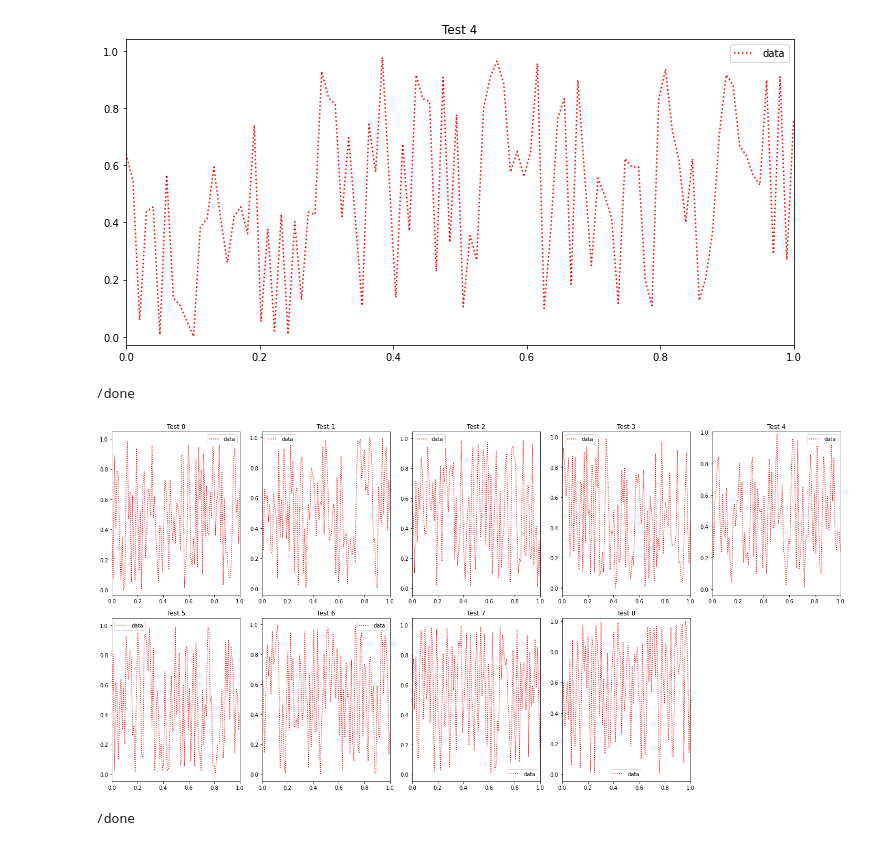
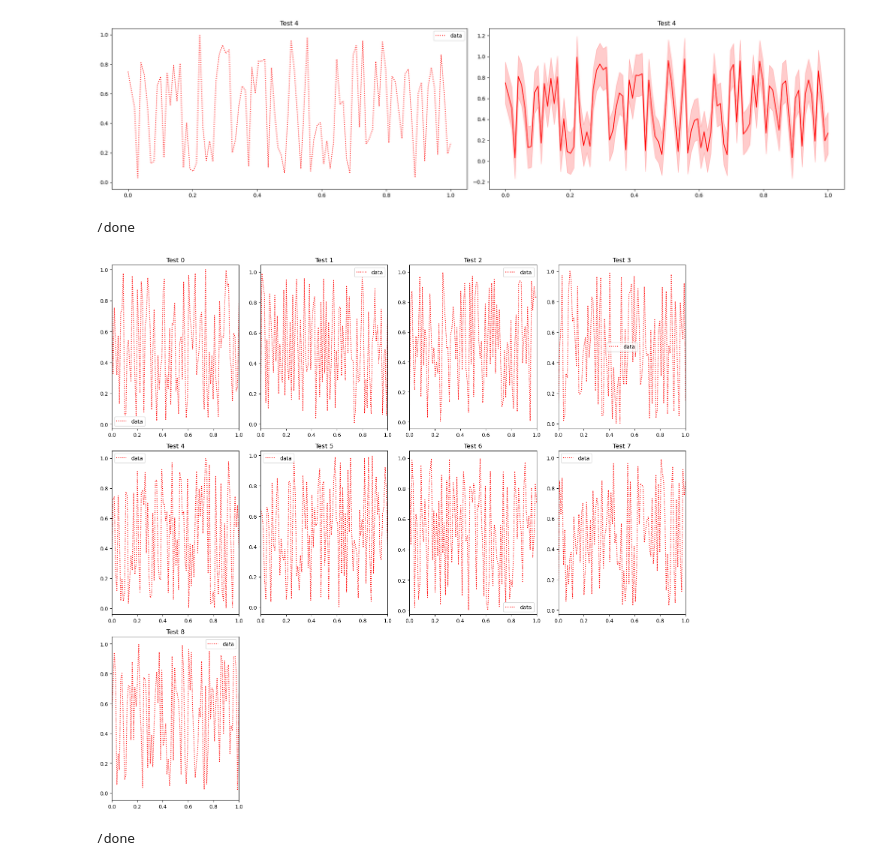
Before and after one commit to hansbuehler/cdxbasics, a Jupyter notebook: cdxbasics/notebooks/DynamicPlot.ipynb, the cells around one changed output. Drawn from its saved outputs; the diff is of its cells as text; code cells hidden in the pictures.

Commit message:
New examples: confidence interval, and 3D plot.

```diff
--- a/cdxbasics/notebooks/DynamicPlot.ipynb
+++ b/cdxbasics/notebooks/DynamicPlot.ipynb
@@ -1,35 +1,52 @@
 # %%
 %matplotlib inline
+"""
+Animation with lines, and an example with confidence intervals.
+"""
 
 import numpy as np
 import cdxbasics.dynaplot as dynaplot
 
 x = np.linspace(0,1,100)
 
 fig = dynaplot.figure(col_size=10)
+
 ax = fig.add_subplot()
 ax.set_title("Test")
-ax.set_xlim()
-y = np.random.random(size=(100,1))
+y = np.random.random(size=(100,))
 l = ax.plot(x,y,":",color="red", label="data")
 ax.legend()
+
+ax2 = fig.add_subplot()
+ax2.set_title("Test Confidence Band")
+l2 = ax2.plot(x,y,"-",color="red", label="data")
+pm = 0.2
+f2 = ax2.fill_between( x, y-pm, y+pm, color="blue", alpha=0.2 )
 
 fig.render()
 
 import time
 for i in range(5):
     time.sleep(1)
-    y = np.random.random(size=(100,1))
+    y = np.random.random(size=(100,))
     ax.set_title("Test %ld" % i)
     l[0].set_ydata( y )
+    ax2.set_title("Test %ld" % i)
+    l2[0].set_ydata( y )
+    f2.remove()
+    f2 = ax2.fill_between( x, y-pm, y+pm, color="blue", alpha=0.2 )
+
     fig.render()
 fig.close()
 print("/done")
 # %% [output]
-[figure, old version]
+[figure, new version]
 /done
 # %%
 %matplotlib inline
+"""
+Example of distributing the subplots, incuding the use of "next_row()"
+"""
 
 import numpy as np
 import cdxbasics.dynaplot as dynaplot
@@ -39,6 +56,8 @@ x = np.linspace(0,1,100)
 fig = dynaplot.figure()
 lines = []
 for k in range(9):
+    if k%4==0:
+        fig.next_row()
     ax = fig.add_subplot()
     ax.set_title("Test %ld" % k)
     ax.set_xlim()
@@ -59,5 +78,5 @@ for i in range(5):
 fig.close()
 print("/done")
 # %% [output]
-[figure, old version]
+[figure, new version]
 /done
```
Also changed, not shown: parts of 2 cells of this notebook.
